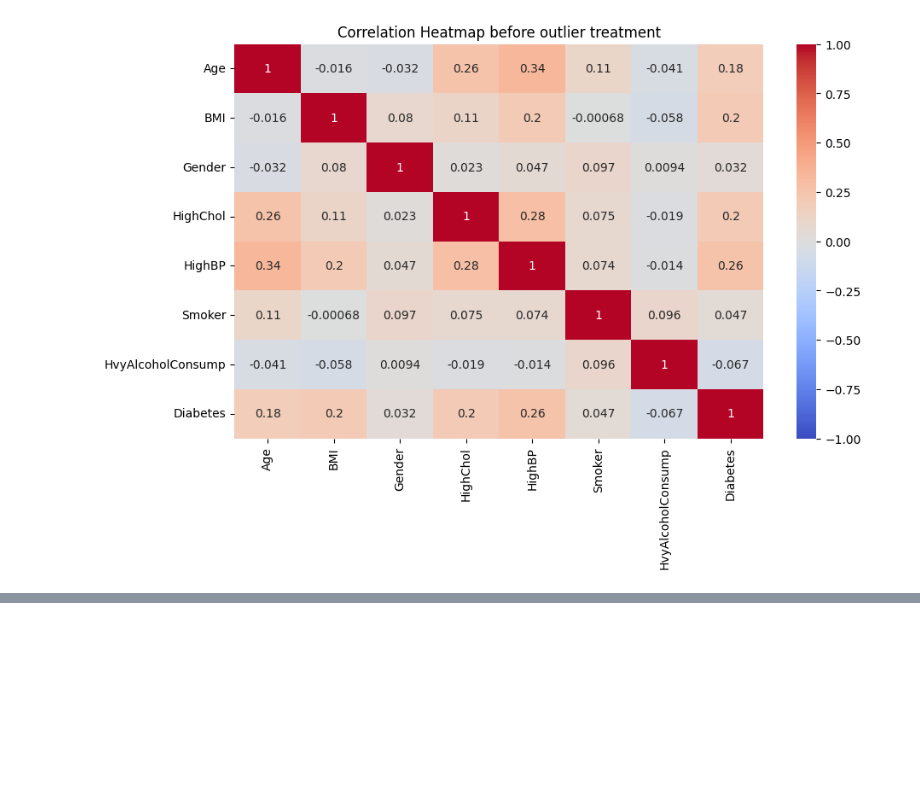
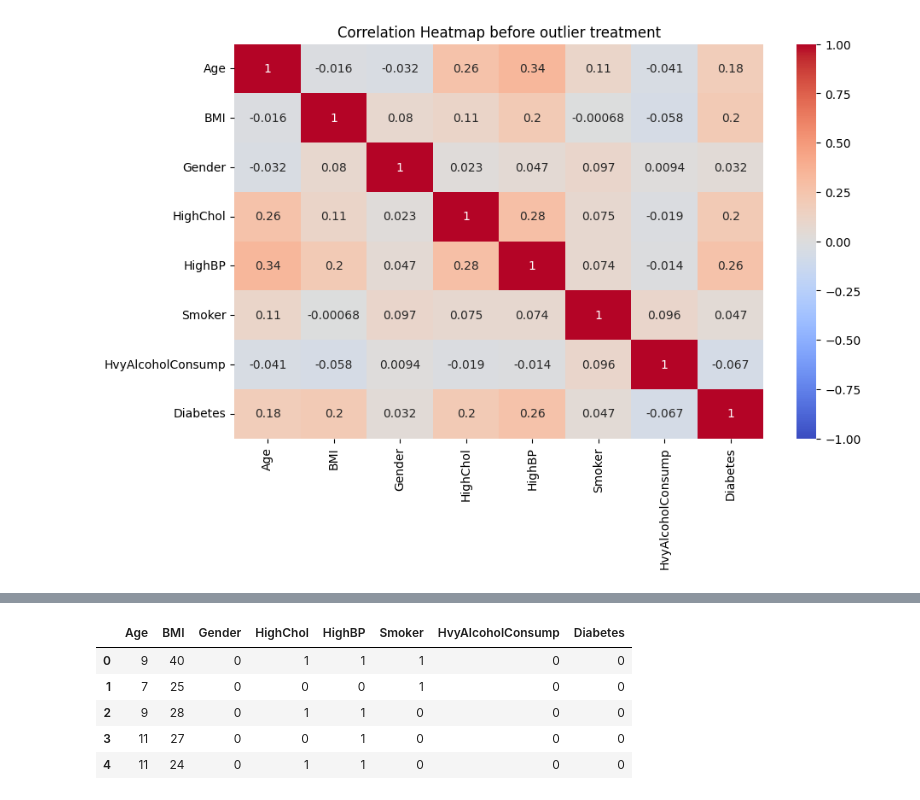
Before and after one commit to pdpavandesai/MergingDiabetesData, a Jupyter notebook: GabrielDatasetAnalysis.ipynb, the cells around one changed output, grey strips where cells are left out. Saved outputs shown, nothing was run; the diff lists cells and outputs as text; code cells hidden in the pictures; blank space fills up the shorter version.

```diff
--- a/GabrielDatasetAnalysis.ipynb
+++ b/GabrielDatasetAnalysis.ipynb
@@ -490,0 +499,9 @@ df_OutlierRemoval.to_csv('FinalGabrielDataset.csv')
+# %%
+FinalGabrielDataset_Actual.head()
+# %% [output]
+|  | Age | BMI | Gender | HighChol | HighBP | Smoker | HvyAlcoholConsump | Diabetes |
+| 0 | 9 | 40 | 0 | 1 | 1 | 1 | 0 | 0 |
+| 1 | 7 | 25 | 0 | 0 | 0 | 1 | 0 | 0 |
+| 2 | 9 | 28 | 0 | 1 | 1 | 0 | 0 | 0 |
+| 3 | 11 | 27 | 0 | 0 | 1 | 0 | 0 | 0 |
+| 4 | 11 | 24 | 0 | 1 | 1 | 0 | 0 | 0 |
```
Also changed, not shown: parts of 10 cells of this notebook.
